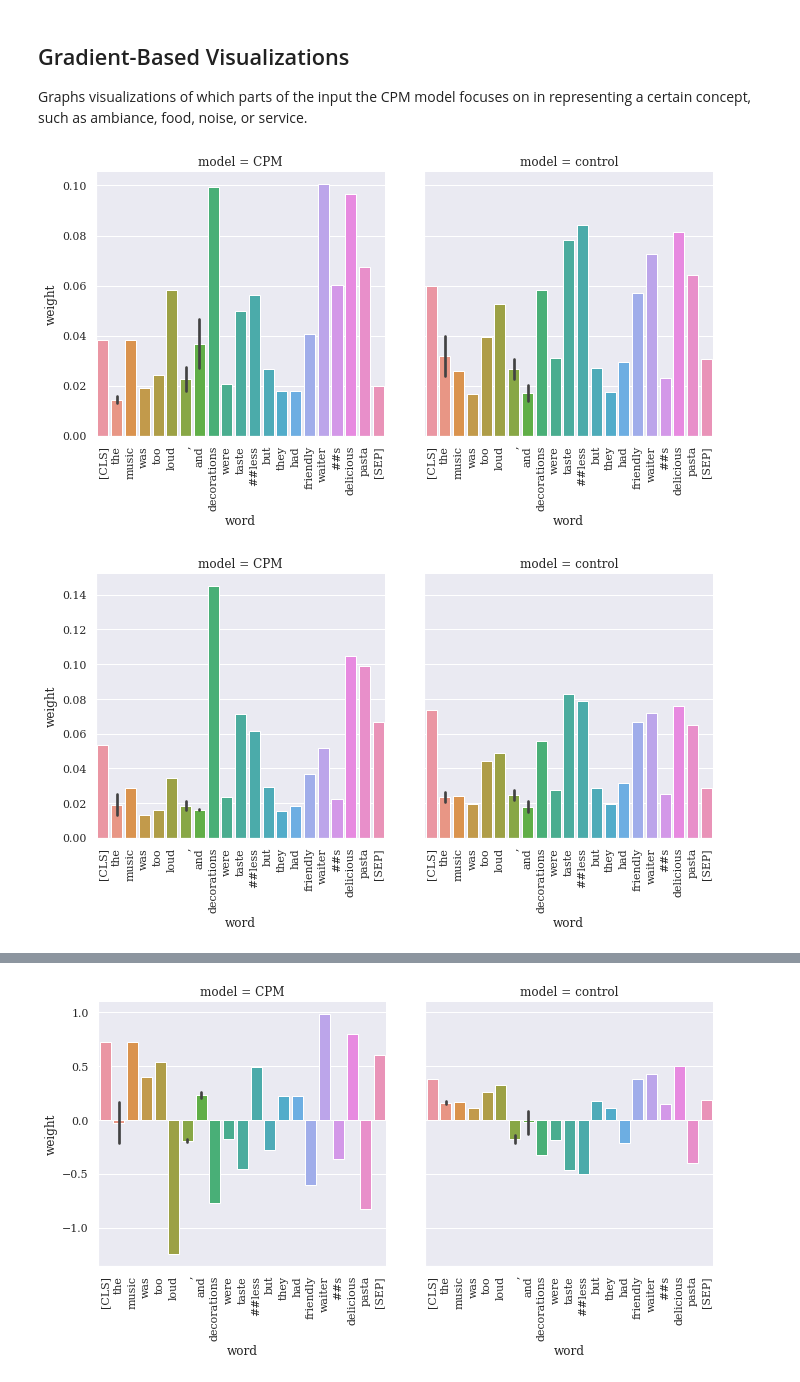
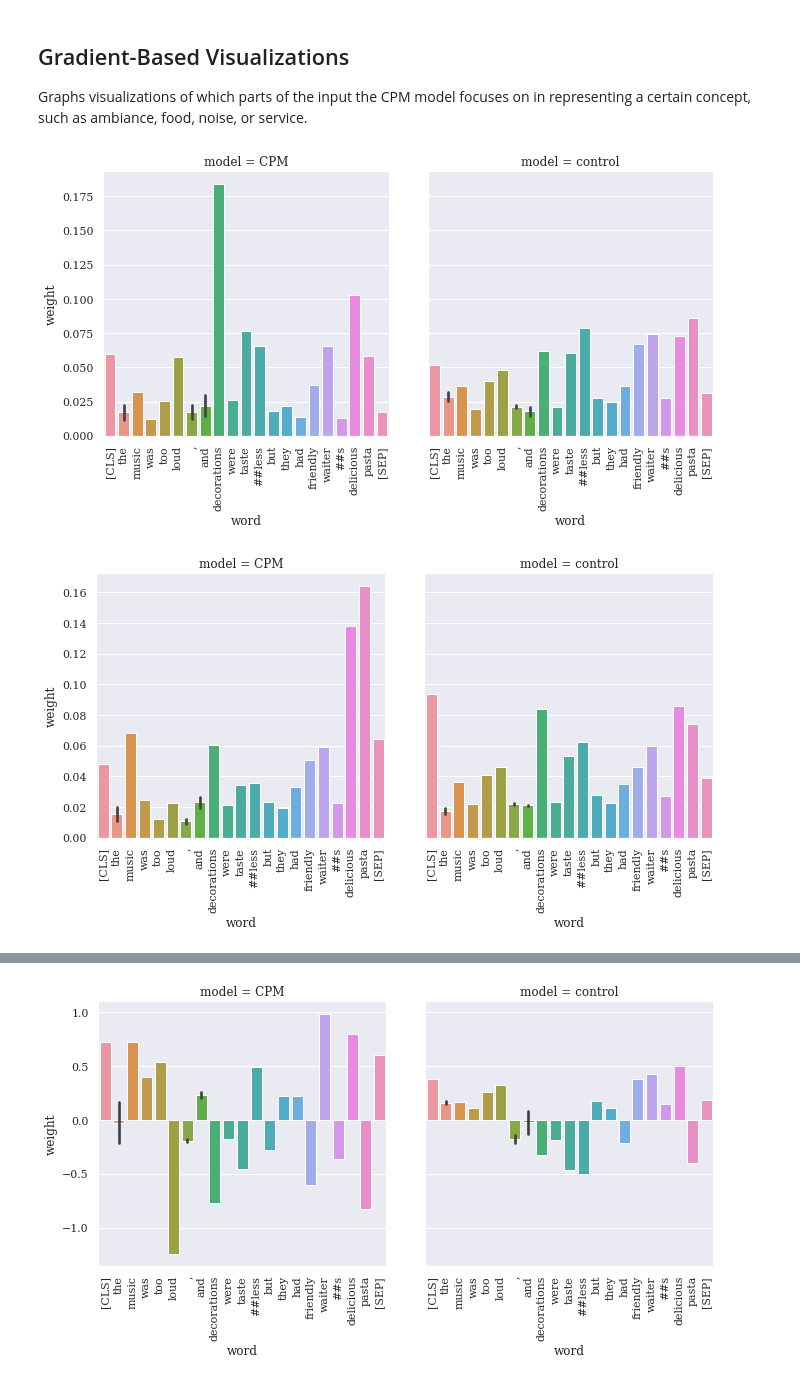
Before and after one commit to frankaging/Causal-Proxy-Model, a Jupyter notebook: cpm_experiments/gradients.ipynb, the cells around one changed output, grey strips where cells are left out. Saved outputs shown, nothing was run; the diff lists cells and outputs as text; code cells hidden in the pictures.

```diff
--- a/cpm_experiments/gradients.ipynb
+++ b/cpm_experiments/gradients.ipynb
@@ -651,7 +452,7 @@ def compute_guided_saliency(model, x, explanator, aspect=None):
     )
 
     first_layer = outputs.hidden_states[0]
-    last_layer = outputs.hidden_states[-1]
+    last_layer = outputs.hidden_states[explanator.interchange_hidden_layer]
 
     # get aspect representation
     if aspect is not None:
@@ -785,17 +586,23 @@ example_sentence = 'The music was too loud, and the decorations were tasteless,
 # %%
 # which tokens influence the representation of ambiance?
 explain_interventions_with_gradients(
-    example_sentence, cpm_explainer, 0, normalize=True, softmax_norm=False, control_for_gradient=False, saliency_fn=compute_guided_saliency, grad_apply_fn=np.abs
+    example_sentence, explainer,
+    0, normalize=True, softmax_norm=False,
+    control_for_gradient=False,
+    saliency_fn=compute_guided_saliency, grad_apply_fn=np.abs
 )
 # %% [output]
-[figure, old version]
+[figure, new version]
 # %%
 # which tokens influence the representation of food?
 explain_interventions_with_gradients(
-    example_sentence, cpm_explainer, 1, normalize=True, softmax_norm=False, control_for_gradient=False, saliency_fn=compute_guided_saliency, grad_apply_fn=np.abs
+    example_sentence, explainer, 1,
+    normalize=True, softmax_norm=False,
+    control_for_gradient=False,
+    saliency_fn=compute_guided_saliency, grad_apply_fn=np.abs
 )
 # %% [output]
-[figure, old version]
+[figure, new version]
 # %%
 # which tokens influence the representation of noise?
 explain_interventions_with_gradients(
```
Also changed, not shown: parts of 17 cells of this notebook, 4 other files.
